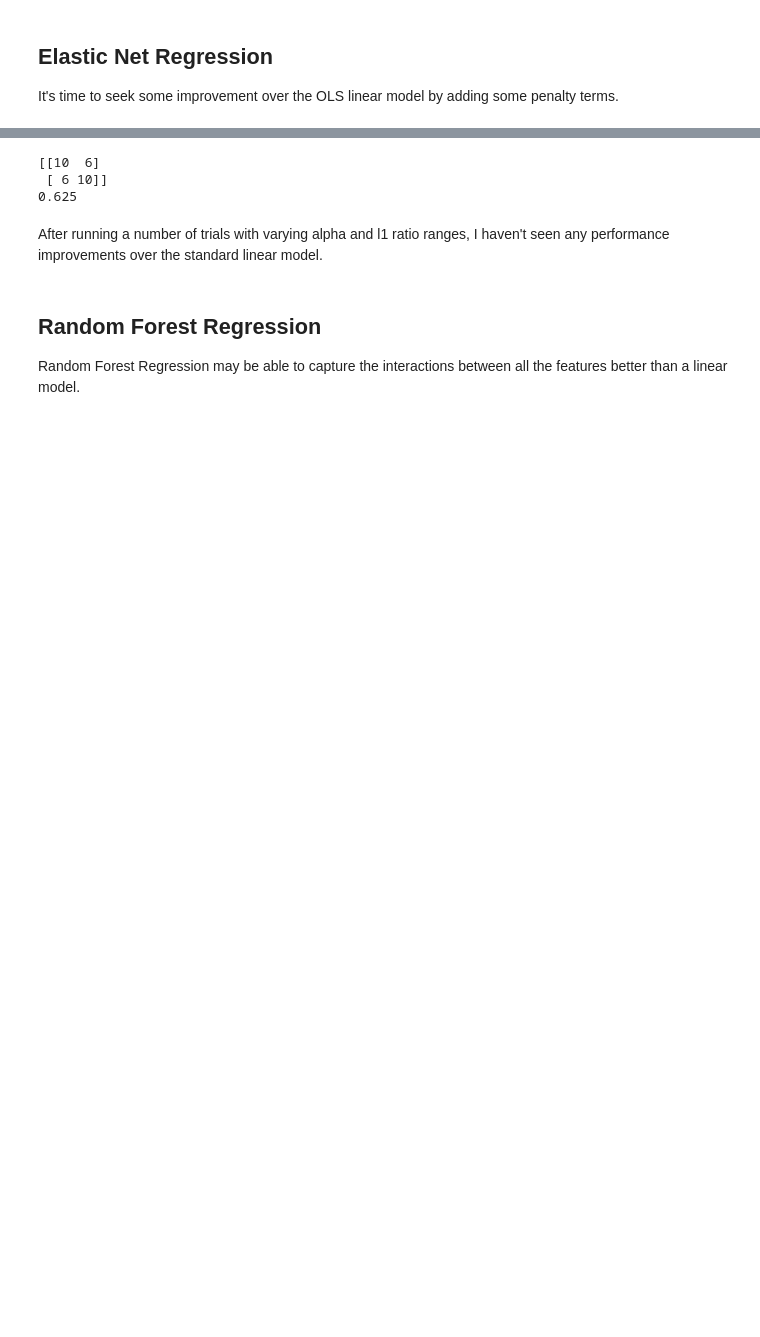
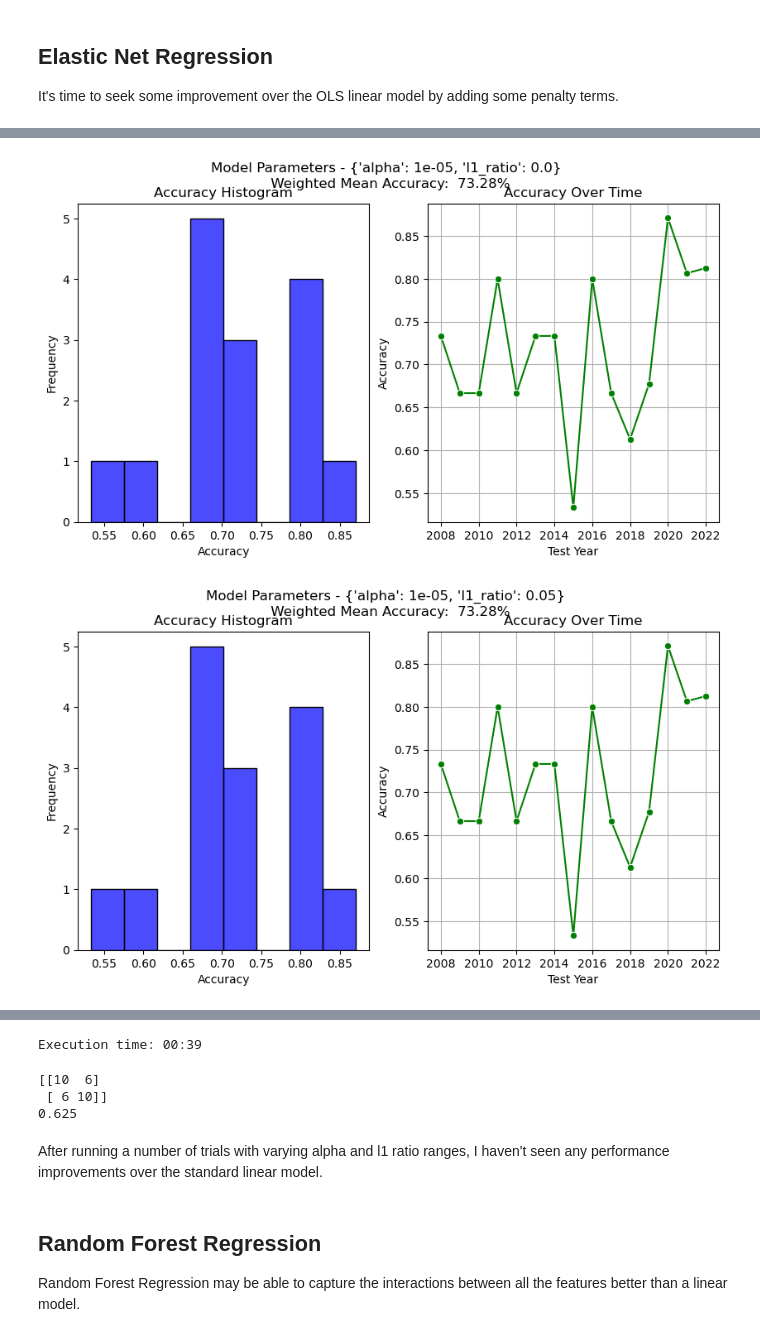
Before and after one commit to loganschmitt14/Capstone_2_NHL_Predictions, a Jupyter notebook: hockey_modeling.ipynb, the cells around one changed output, grey strips where cells are left out. Drawn from its saved outputs; the diff is of its cells as text; code cells hidden in the pictures; blank space fills up the shorter version.

```diff
--- a/hockey_modeling.ipynb
+++ b/hockey_modeling.ipynb
@@ -280,10 +236,9 @@ The best seed was 951 with 80.33% test data accuracy.
 # %%
 # Building best model
-best_model = LinearRegression()
-X_train, X_test, y_train, y_test = create_split(X_pca, y, 951)
-best_model.fit(X_train, y_train)
-#Running and evaluating the best model on the holdout data
-conf_matrix, report = evaluate_model(X_hold_pca, y_hold, best_model)
+lin_pca_model = LinearRegression()
+# Training the model on all the data
+lin_pca_model.fit(X_pca.set_index(['Team', 'Season']), y.set_index(['Team', 'Season']))
+conf_matrix, report = evaluate_model(X_hold_pca, y_hold, lin_pca_model)
 print(conf_matrix)
 print(report['accuracy'])
 # %% [output]
@@ -371,0 +291,10 @@ The best alpha was 0.1 and the best l1 ratio was 0.025.
+# %%
+start = time.time()
+optimize_elastic_model(X, y)
+end = time.time()
+elapsed_time = end - start
+
+print('Execution time:', time.strftime('%M:%S', time.gmtime(elapsed_time)))
+# %% [output]
+[figure, added]
+[figure, added]
@@ -372,2 +302,3 @@ The best alpha was 0.1 and the best l1 ratio was 0.025.
+Execution time: 00:39
 # %%
 # Build optimal model from grid search
```
Also changed, not shown: parts of 85 cells of this notebook, 1 other file.
